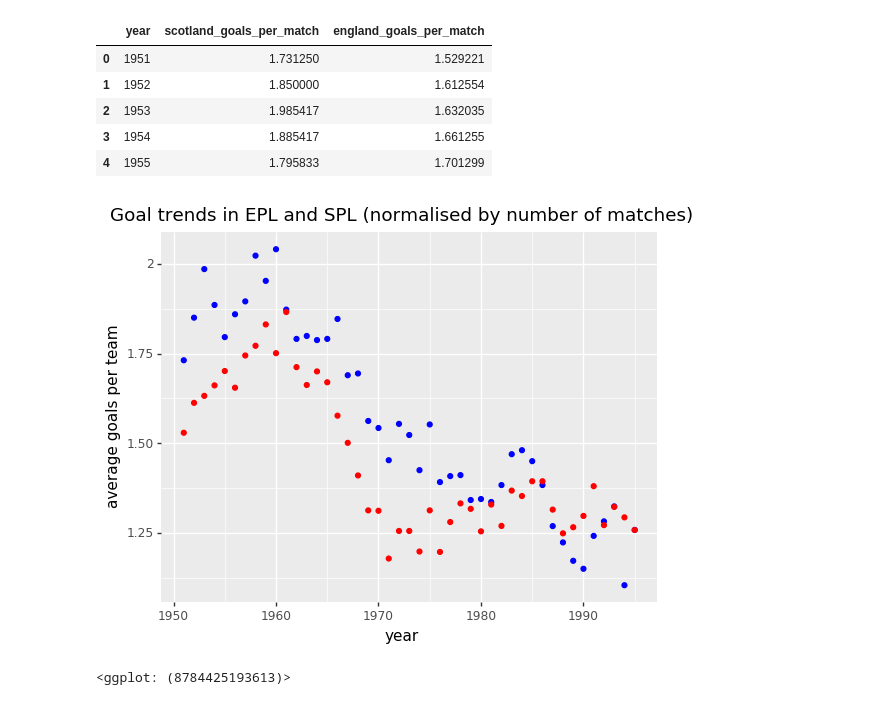
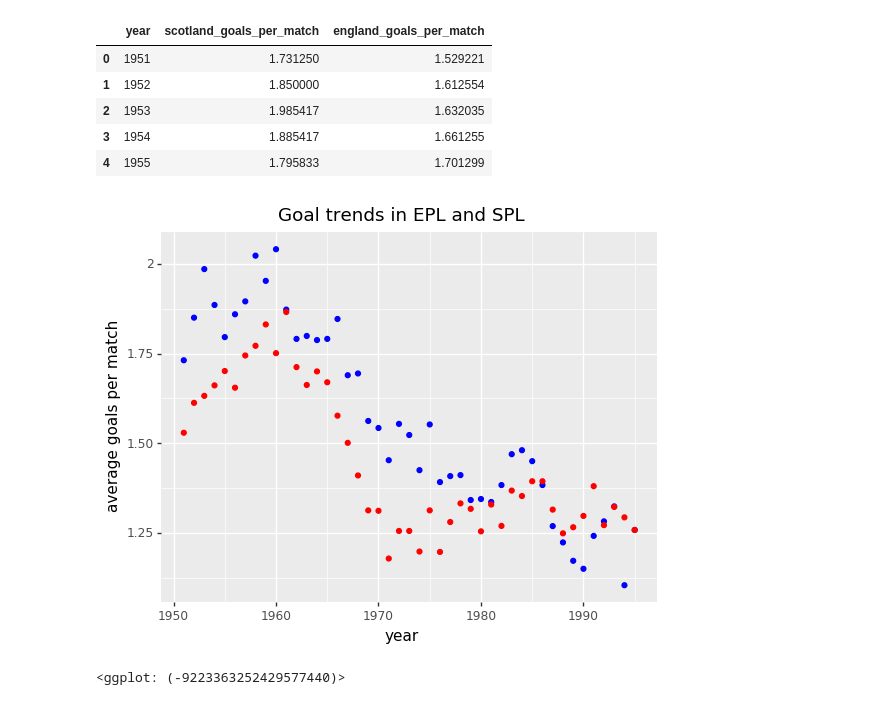
Before and after one commit to apoorvalal/league-tables-scraper, a Jupyter notebook: 1_eda.ipynb, the cells around one changed output. Saved outputs shown, nothing was run; the diff lists cells and outputs as text; code cells hidden in the pictures.

```diff
--- a/1_eda.ipynb
+++ b/1_eda.ipynb
@@ -54,6 +54,7 @@ for s in years:
 # %%
 spl_series = pd.concat(scottish_league)
 spl_series = spl_series[[c for c in spl_series.columns if not c.startswith('Unnamed')]]
+spl_series['pos'] = spl_series.index + 1
 spl_series.head()
 # %% [output]
 |  | year | club | played | home_w | home_d | home_l | home_f | home_a | away_w | away_d | away_l | ... |
@@ -66,4 +67,4 @@ spl_series.head()
 epl_series = pd.concat(english_league)
 epl_series = epl_series[[c for c in epl_series.columns if not c.startswith('Unnamed')]]
 epl_series['year'] = 1900 + epl_series.year
-epl_series.year.unique()
+epl_series['pos'] = epl_series.index + 1
@@ -78,3 +73,6 @@ spl_series['goals'] = spl_series.home_f + spl_series.away_f
 epl_series['goals'] = epl_series.home_f + epl_series.away_f
 spl_series['goals_permatch'] = spl_series.goals / spl_series.played
 epl_series['goals_permatch'] = epl_series.goals / epl_series.played
+epl_series['club'] = epl_series['club'].str.title()
+spl_series['club'] = spl_series['club'].str.title()
+epl_series.head()
@@ -96,9 +147,9 @@ ts.head()
 # %%
 ggplot(ts, aes(x='year')) +\
     geom_point(aes(y='scotland_goals_per_match'), colour='Blue') +\
     geom_point(aes(y='england_goals_per_match'), colour='Red') +\
-    labs(y = 'average goals per team',
-         title = 'Goal trends in EPL and SPL (normalised by number of matches)')
+    labs(y = 'average goals per match',
+         title = 'Goal trends in EPL and SPL')
 # %% [output]
-[figure, old version]
+[figure, new version]
-<ggplot: (8784425193613)>
+<ggplot: (-9223363252429577440)>
```
Also changed, not shown: parts of 8 cells of this notebook, 2 other files.
